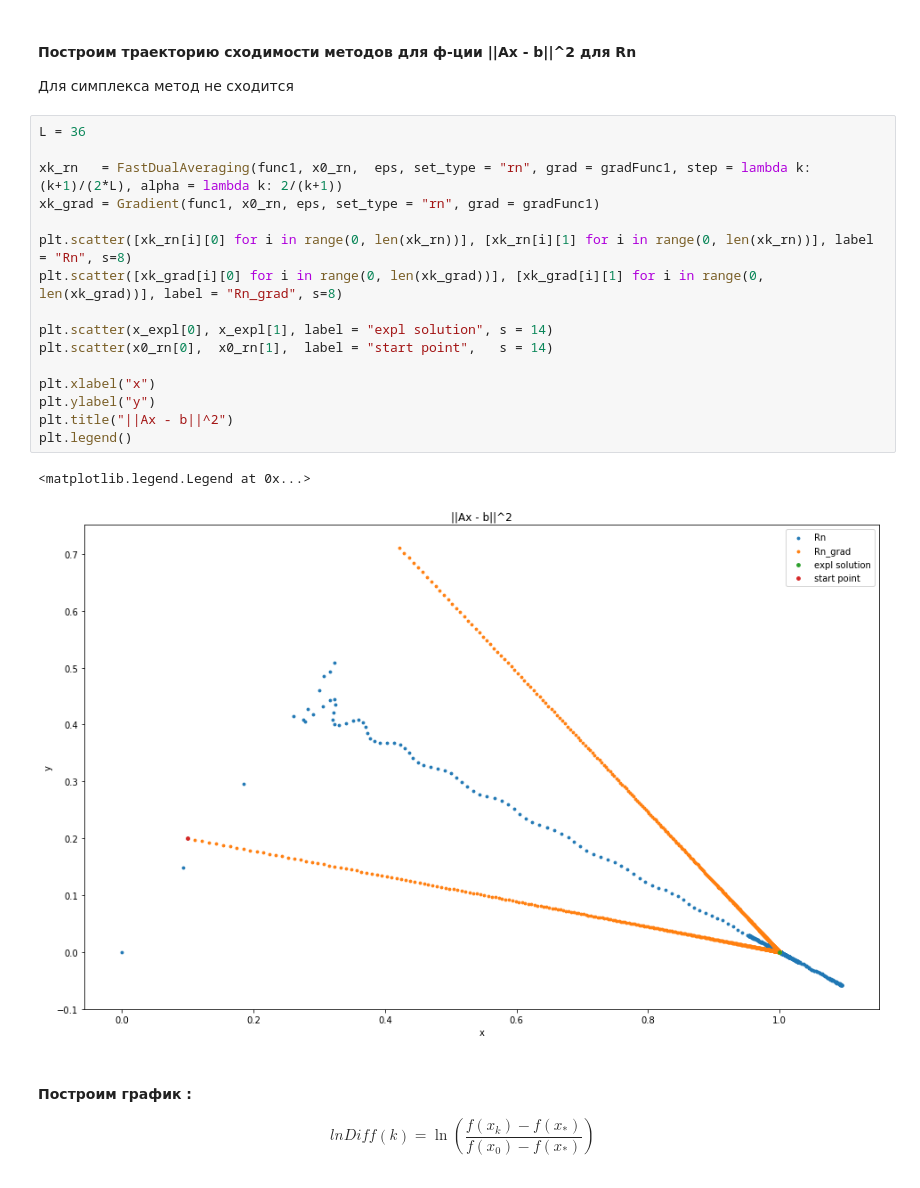
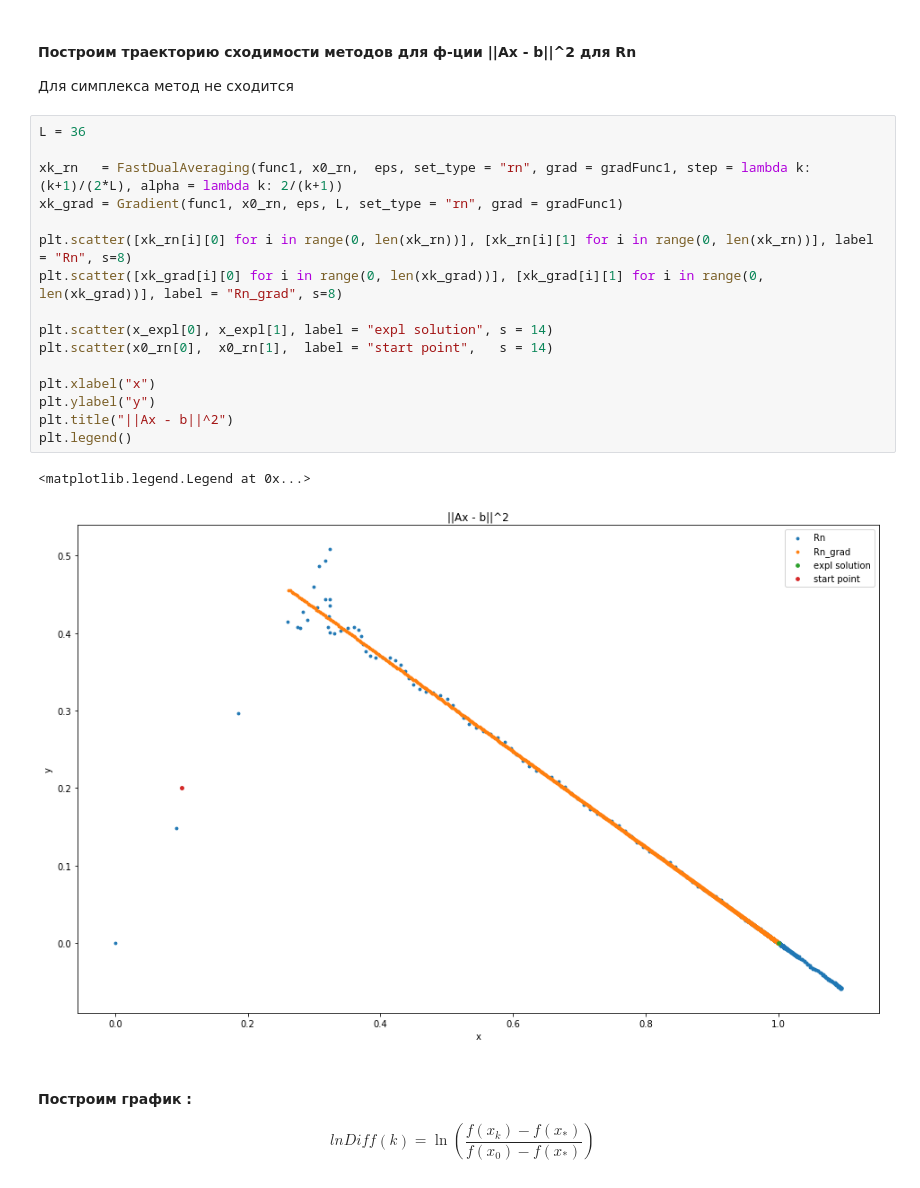
Before and after one commit to optimization673/io_grad_methods, a Jupyter notebook: report3.ipynb, the cells around one changed output. Saved outputs shown, nothing was run; the diff lists cells and outputs as text.

```diff
--- a/report3.ipynb
+++ b/report3.ipynb
@@ -41,22 +41,22 @@ def gradFunc1(x, func1, eps = 0) :
 # %%
 L = 36
 
 xk_rn   = FastDualAveraging(func1, x0_rn,  eps, set_type = "rn", grad = gradFunc1, step = lambda k: (k+1)/(2*L), alpha = lambda k: 2/(k+1))
-xk_grad = Gradient(func1, x0_rn, eps, set_type = "rn", grad = gradFunc1)
+xk_grad = Gradient(func1, x0_rn, eps, L, set_type = "rn", grad = gradFunc1)
 
 plt.scatter([xk_rn[i][0] for i in range(0, len(xk_rn))], [xk_rn[i][1] for i in range(0, len(xk_rn))], label = "Rn", s=8)
 plt.scatter([xk_grad[i][0] for i in range(0, len(xk_grad))], [xk_grad[i][1] for i in range(0, len(xk_grad))], label = "Rn_grad", s=8)
 
 plt.scatter(x_expl[0], x_expl[1], label = "expl solution", s = 14)
 plt.scatter(x0_rn[0],  x0_rn[1],  label = "start point",   s = 14)
 
 plt.xlabel("x")
 plt.ylabel("y")
 plt.title("||Ax - b||^2")
 plt.legend()
 # %% [output]
 <matplotlib.legend.Legend at 0x...>
-[figure, old version]
+[figure, new version]
 # %% [markdown]
 #### Построим график :
 $$lnDiff(k) = \ln\left(\frac{f(x_k) - f(x_*)}{f(x_0) - f(x_*)}\right)$$
```
Also changed, not shown: parts of 11 cells of this notebook, 1 other file.
